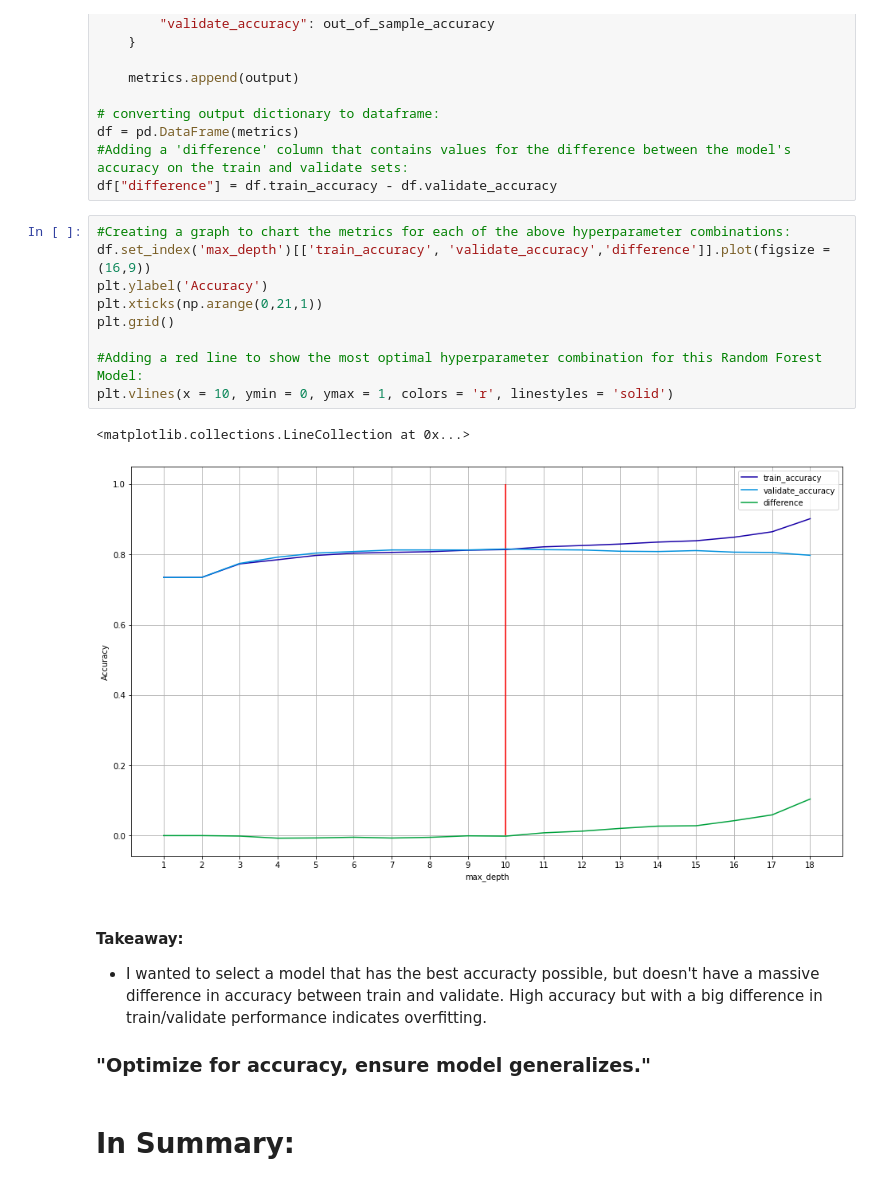
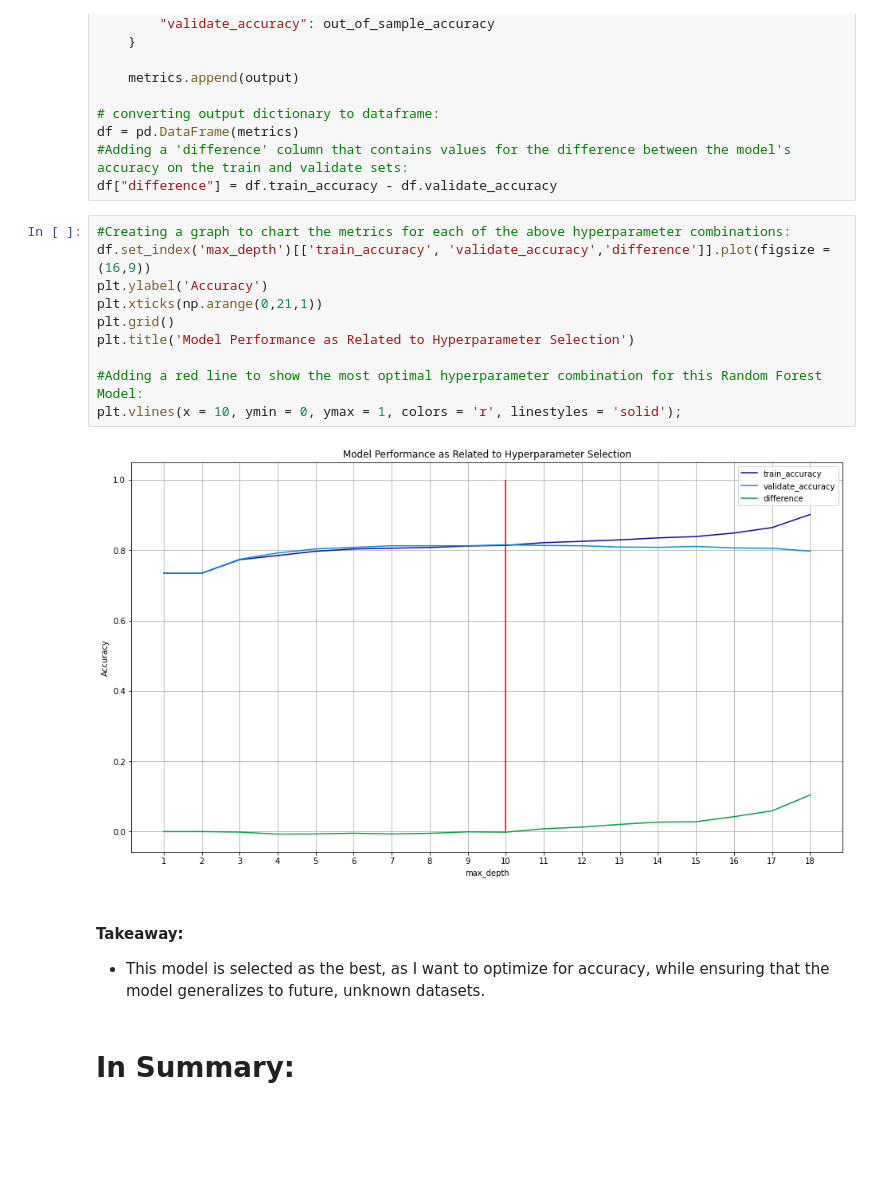
Before and after one commit to greg-maggard/telco_classification_project, a Jupyter notebook: telco_classification_final_report.ipynb, the cells around one changed output. Cells and saved outputs as stored; diff of their text form; blank space fills up the shorter version.

```diff
--- a/telco_classification_final_report.ipynb
+++ b/telco_classification_final_report.ipynb
@@ -336,19 +326,18 @@ df["difference"] = df.train_accuracy - df.validate_accuracy
 # %%
 #Creating a graph to chart the metrics for each of the above hyperparameter combinations:
 df.set_index('max_depth')[['train_accuracy', 'validate_accuracy','difference']].plot(figsize = (16,9))
 plt.ylabel('Accuracy')
 plt.xticks(np.arange(0,21,1))
 plt.grid()
+plt.title('Model Performance as Related to Hyperparameter Selection')
 
 #Adding a red line to show the most optimal hyperparameter combination for this Random Forest Model:
-plt.vlines(x = 10, ymin = 0, ymax = 1, colors = 'r', linestyles = 'solid')
+plt.vlines(x = 10, ymin = 0, ymax = 1, colors = 'r', linestyles = 'solid');
 # %% [output]
-<matplotlib.collections.LineCollection at 0x...>
-[figure, old version]
+[figure, new version]
 # %% [markdown]
 #### Takeaway:
-- I wanted to select a model that has the best accuracty possible, but doesn't have a massive difference in accuracy between train and validate. High accuracy but with a big difference in train/validate performance indicates overfitting.
-### "Optimize for accuracy, ensure model generalizes."
+- This model is selected as the best, as I want to optimize for accuracy, while ensuring that the model generalizes to future, unknown datasets.
 # %% [markdown]
 # In Summary:
 # %% [markdown]
```
Also changed, not shown: parts of 29 cells of this notebook, 1 other file.
